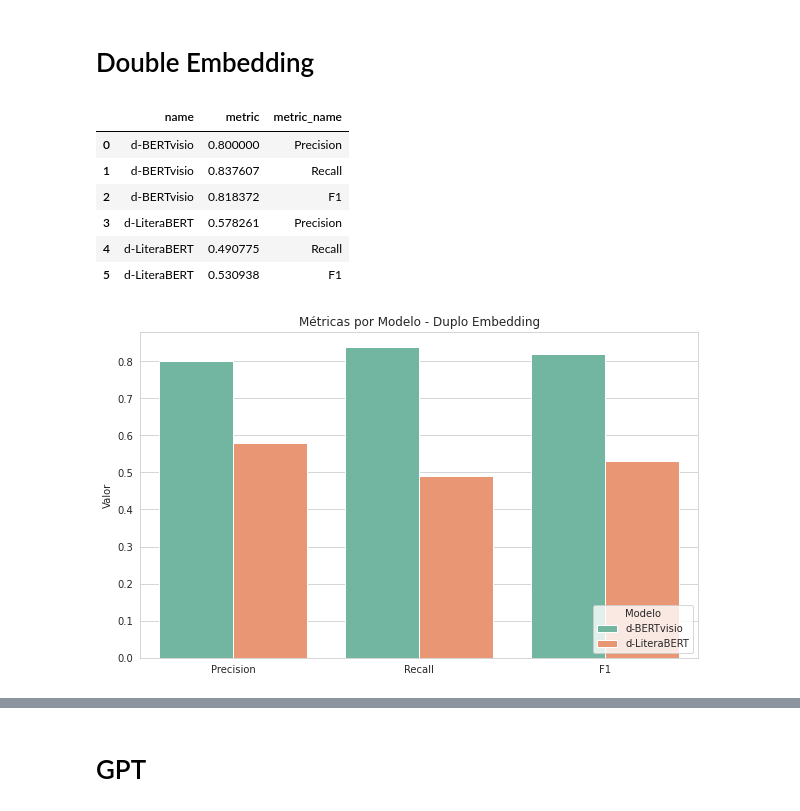
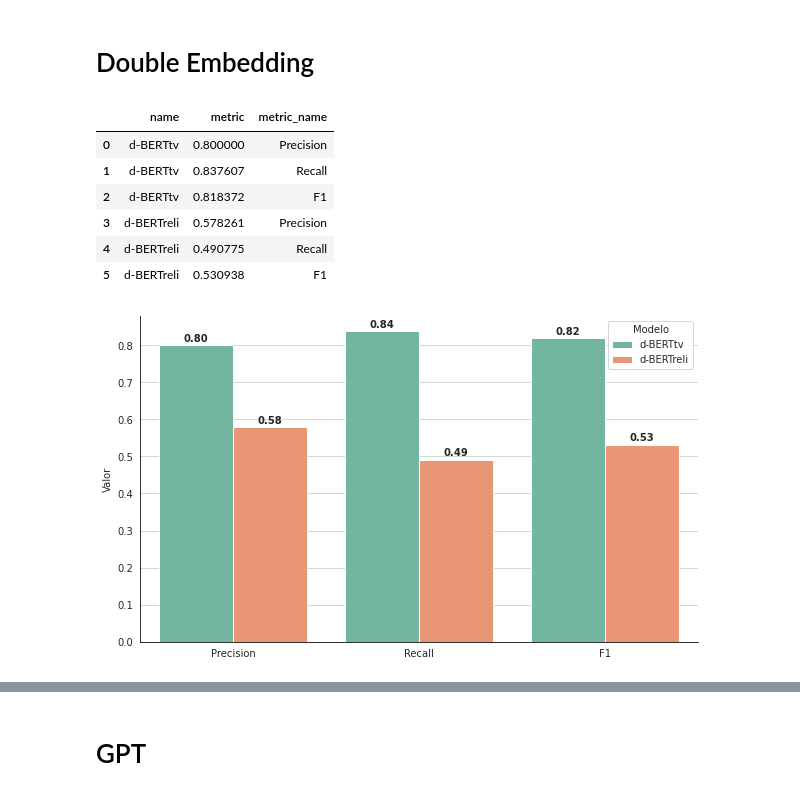
Before and after one commit to jcfneto/aspect-extraction, a Jupyter notebook: notebooks/graphics.ipynb, the cells around one changed output, grey strips where cells are left out. Drawn from its saved outputs; the diff is of its cells as text; code cells hidden in the pictures.

```diff
--- a/notebooks/graphics.ipynb
+++ b/notebooks/graphics.ipynb
@@ -60,7 +74,7 @@ tv = read_json('../results/03_fine_tuning/tv/bert_visio.json')
 reli = read_json('../results/03_fine_tuning/reli/litera_bert.json')
 # %%
 results_dict = defaultdict(list)
-for name, results in zip(['BERTvisio', 'LiteraBERT'], [tv, reli]):
+for name, results in zip(['BERTtv', 'BERTreli'], [tv, reli]):
     for metric in ('precision', 'recall', 'f1'):
         results_dict['name'].append(name)
         results_dict['metric'].append(results['results'][metric])
@@ -103,7 +131,7 @@ tv = read_json('../results/03_fine_tuning/tv/d_bert_visio.json')
 reli = read_json('../results/03_fine_tuning/reli/d_litera_bert.json')
 # %%
 results_dict = defaultdict(list)
-for name, results in zip(['d-BERTvisio', 'd-LiteraBERT'], [tv, reli]):
+for name, results in zip(['d-BERTtv', 'd-BERTreli'], [tv, reli]):
     for metric in ('precision', 'recall', 'f1'):
         results_dict['name'].append(name)
         results_dict['metric'].append(results['results'][metric])
@@ -113,32 +141,46 @@ results_df = pd.DataFrame(results_dict)
 results_df
 # %% [output]
 |  | name | metric | metric_name |
-| 0 | d-BERTvisio | 0.800000 | Precision |
-| 1 | d-BERTvisio | 0.837607 | Recall |
-| 2 | d-BERTvisio | 0.818372 | F1 |
-| 3 | d-LiteraBERT | 0.578261 | Precision |
-| 4 | d-LiteraBERT | 0.490775 | Recall |
-| 5 | d-LiteraBERT | 0.530938 | F1 |
+| 0 | d-BERTtv | 0.800000 | Precision |
+| 1 | d-BERTtv | 0.837607 | Recall |
+| 2 | d-BERTtv | 0.818372 | F1 |
+| 3 | d-BERTreli | 0.578261 | Precision |
+| 4 | d-BERTreli | 0.490775 | Recall |
+| 5 | d-BERTreli | 0.530938 | F1 |
 # %%
 plt.figure(figsize=(10, 6))
 sns.set_style('whitegrid')
-sns.barplot(
+ax = sns.barplot(
     x='metric_name',
     y='metric',
     hue='name',
     data=results_df,
     palette='Set2'
 )
 
-# sns.despine(left=False)
-plt.legend(title='Modelo', loc='lower right')
+for p in ax.patches:
+    ax.annotate(
+        format(p.get_height(), '.2f'),
+        (p.get_x() + p.get_width() / 2., p.get_height() - 0.005),
+        ha='center',
+        va='center',
+        xytext=(0, 9),
+        textcoords='offset points',
+        fontweight='bold',
+        fontsize=10
+    )
+
+sns.despine(left=False)
+ax.spines['bottom'].set_color('black')
+ax.spines['left'].set_color('black')
+plt.legend(title='Modelo')
 plt.xlabel('')
 plt.ylabel('Valor')
-plt.title('Métricas por Modelo - Duplo Embedding')
+# plt.title('Métricas por Modelo - Duplo Embedding')
 plt.savefig('../images/duplo_embedding_1.png', bbox_inches='tight')
 plt.show()
 # %% [output]
-[figure, old version]
+[figure, new version]
 # %%
 tv = read_json('../results/03_fine_tuning/tv/d_bert_visio_ffn.json')
 reli = read_json('../results/03_fine_tuning/reli/d_litera_bert_ffn.json')
```
Also changed, not shown: parts of 20 cells of this notebook, 25 other files.
